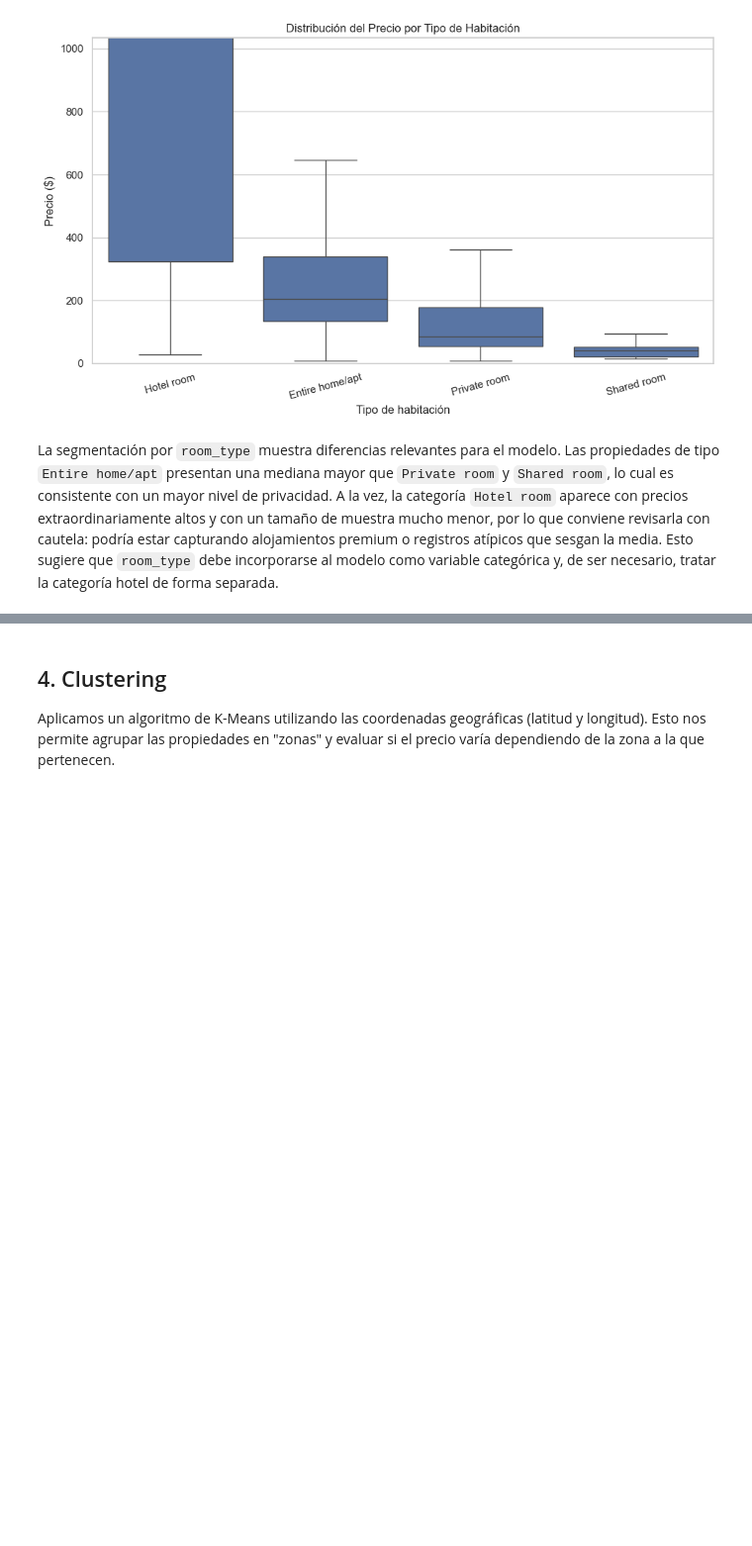
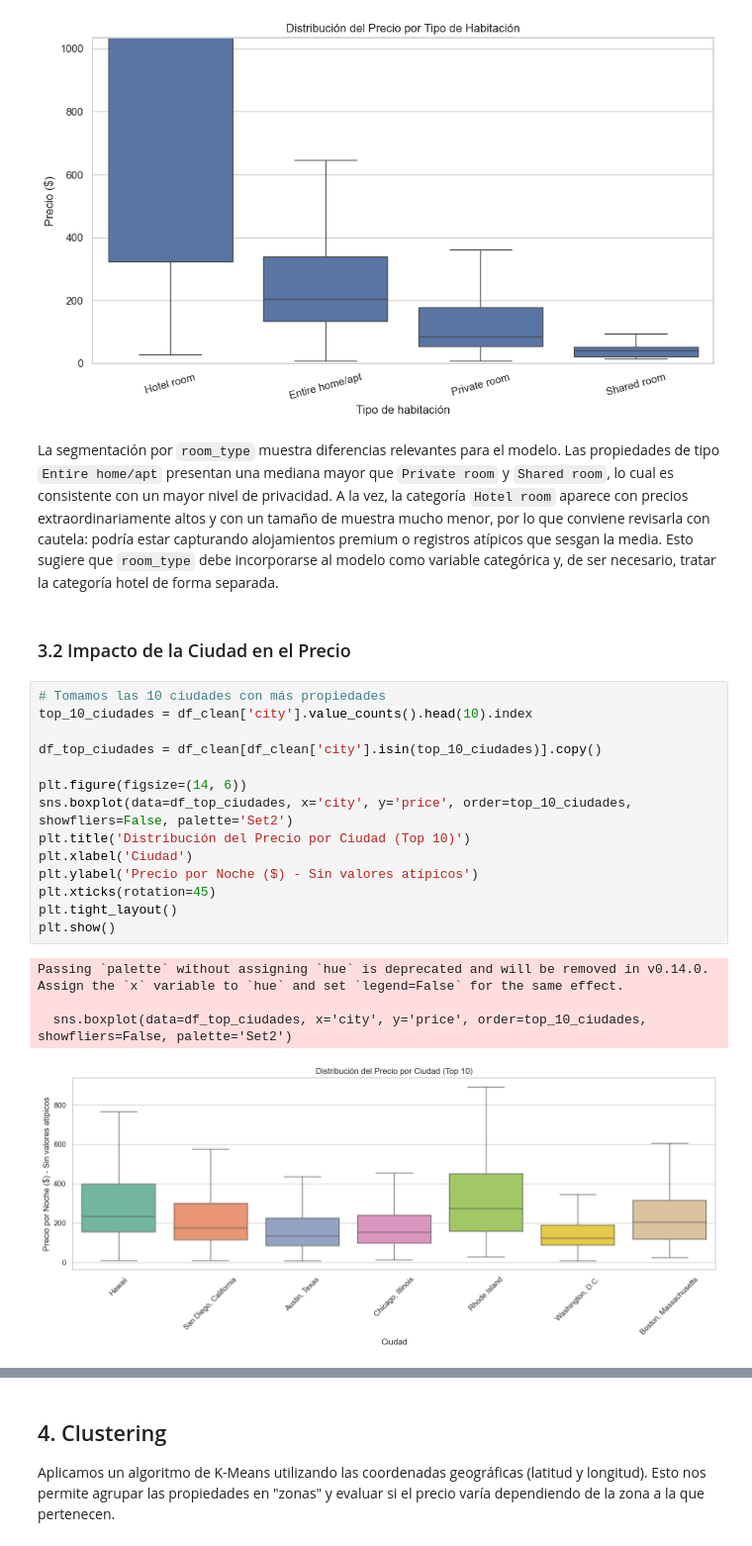
Before and after one commit to yosemm/Laboratorio3_Mineria, a Jupyter notebook: Analisis.ipynb, the cells around one changed output, grey strips where cells are left out. Shown at 99% size. Saved outputs shown, nothing was run; the diff lists cells and outputs as text; blank space fills up the shorter version.

Commit message:
Nuevos analisis de relacion entre variables

```diff
--- a/Analisis.ipynb
+++ b/Analisis.ipynb
@@ -182,3 +202,24 @@ Shared room         215     42.0    149.37
 [figure]
 # %% [markdown]
 La segmentación por `room_type` muestra diferencias relevantes para el modelo. Las propiedades de tipo `Entire home/apt` presentan una mediana mayor que `Private room` y `Shared room`, lo cual es consistente con un mayor nivel de privacidad. A la vez, la categoría `Hotel room` aparece con precios extraordinariamente altos y con un tamaño de muestra mucho menor, por lo que conviene revisarla con cautela: podría estar capturando alojamientos premium o registros atípicos que sesgan la media. Esto sugiere que `room_type` debe incorporarse al modelo como variable categórica y, de ser necesario, tratar la categoría hotel de forma separada.
+# %% [markdown]
+### 3.2 Impacto de la Ciudad en el Precio
+# %%
+# Tomamos las 10 ciudades con más propiedades
+top_10_ciudades = df_clean['city'].value_counts().head(10).index
+
+df_top_ciudades = df_clean[df_clean['city'].isin(top_10_ciudades)].copy()
+
+plt.figure(figsize=(14, 6))
+sns.boxplot(data=df_top_ciudades, x='city', y='price', order=top_10_ciudades, showfliers=False, palette='Set2')
+plt.title('Distribución del Precio por Ciudad (Top 10)')
+plt.xlabel('Ciudad')
+plt.ylabel('Precio por Noche ($) - Sin valores atípicos')
+plt.xticks(rotation=45)
+plt.tight_layout()
+plt.show()
+# %% [output]
+Passing `palette` without assigning `hue` is deprecated and will be removed in v0.14.0. Assign the `x` variable to `hue` and set `legend=False` for the same effect.
+
+  sns.boxplot(data=df_top_ciudades, x='city', y='price', order=top_10_ciudades, showfliers=False, palette='Set2')
+[figure, added]
```
Also changed, not shown: parts of 8 cells of this notebook.
